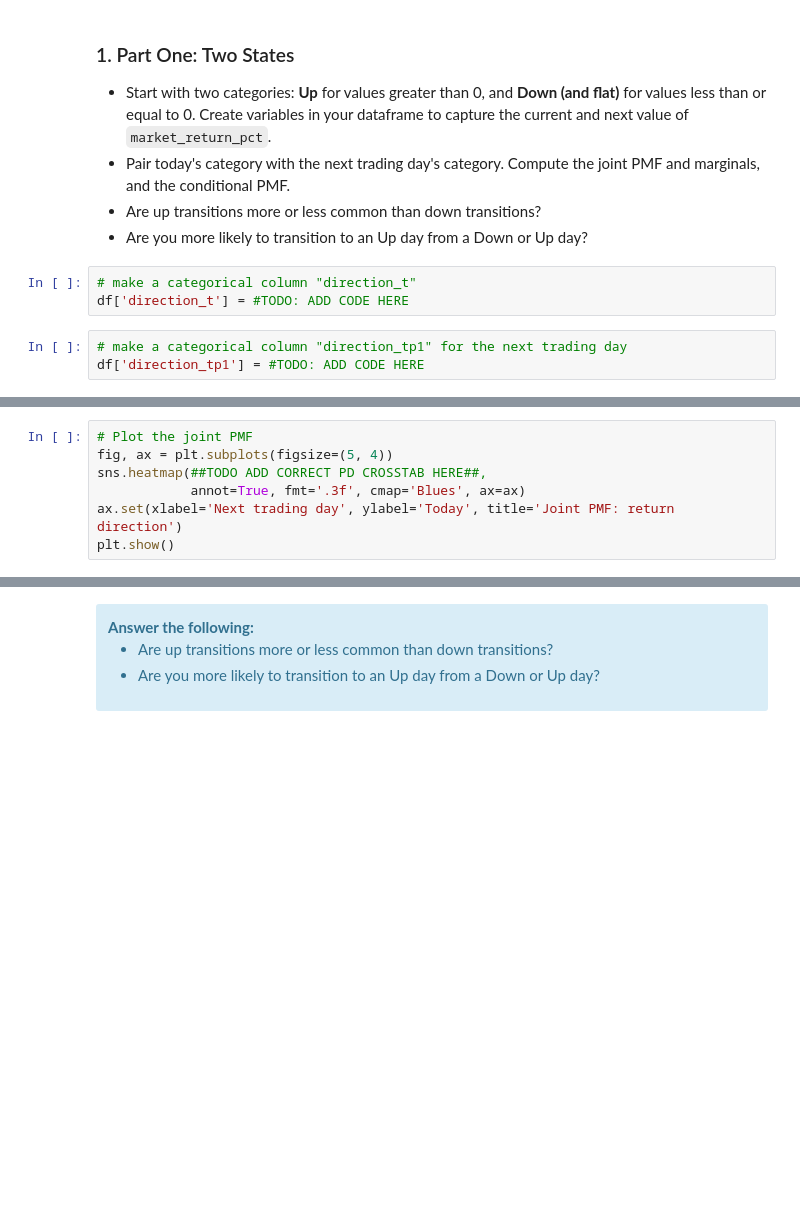
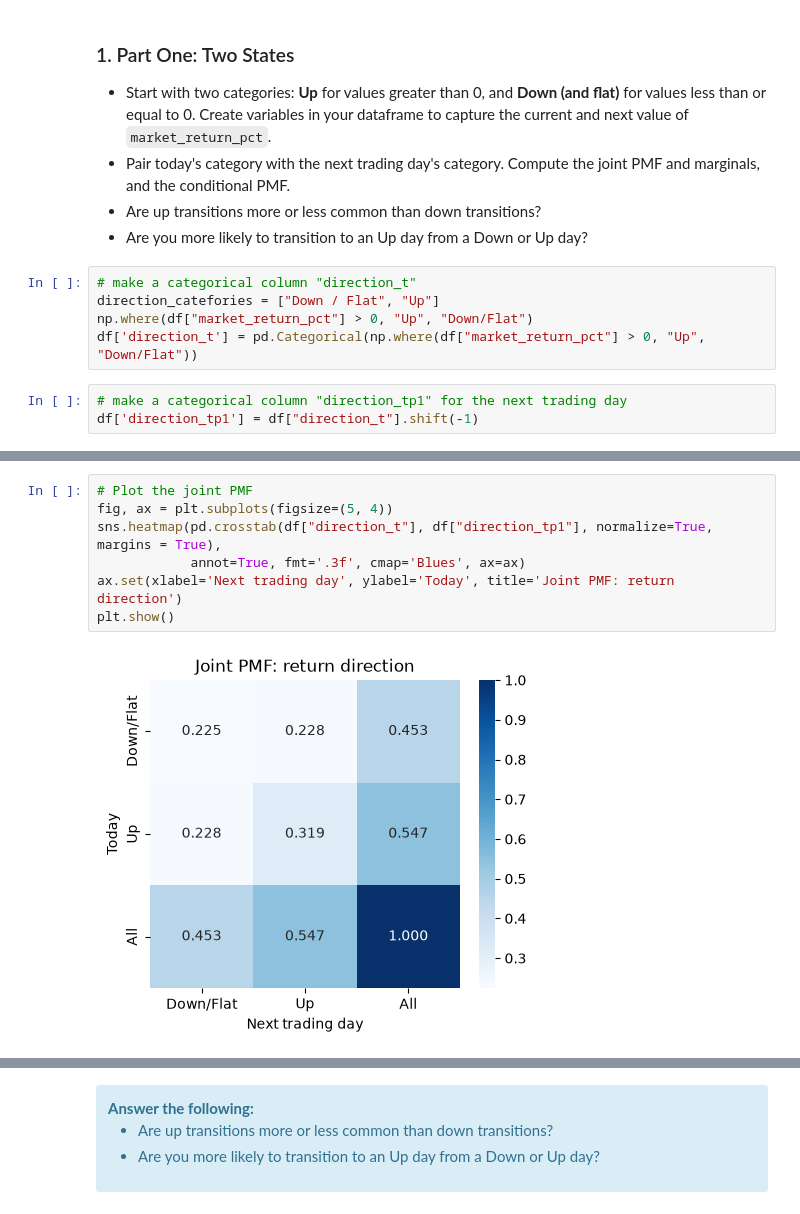
Before and after one commit to ajkrays/UU_F26_templates, a Jupyter notebook: Week09/Thursday_lab/lab08.ipynb, the cells around one changed output, grey strips where cells are left out. Saved outputs shown, nothing was run; the diff lists cells and outputs as text; blank space fills up the shorter version.

```diff
--- a/Week09/Thursday_lab/lab08.ipynb
+++ b/Week09/Thursday_lab/lab08.ipynb
@@ -61,7 +61,9 @@ plt.show()
 - Are you more likely to transition to an Up day from a Down or Up day?
 # %%
 # make a categorical column "direction_t"
-df['direction_t'] = #TODO: ADD CODE HERE
+direction_catefories = ["Down / Flat", "Up"]
+np.where(df["market_return_pct"] > 0, "Up", "Down/Flat")
+df['direction_t'] = pd.Categorical(np.where(df["market_return_pct"] > 0, "Up", "Down/Flat"))
 # %%
 # make a categorical column "direction_tp1" for the next trading day
-df['direction_tp1'] = #TODO: ADD CODE HERE
+df['direction_tp1'] = df["direction_t"].shift(-1)
@@ -68,9 +101,11 @@ df['direction_tp1'] = #TODO: ADD CODE HERE
 # %%
 # Plot the joint PMF
 fig, ax = plt.subplots(figsize=(5, 4))
-sns.heatmap(##TODO ADD CORRECT PD CROSSTAB HERE##,
+sns.heatmap(pd.crosstab(df["direction_t"], df["direction_tp1"], normalize=True, margins = True),
             annot=True, fmt='.3f', cmap='Blues', ax=ax)
 ax.set(xlabel='Next trading day', ylabel='Today', title='Joint PMF: return direction')
 plt.show()
+# %% [output]
+[figure, added]
 # %%
 # Plot the conditional PMF
```
Also changed, not shown: parts of 46 cells of this notebook.
